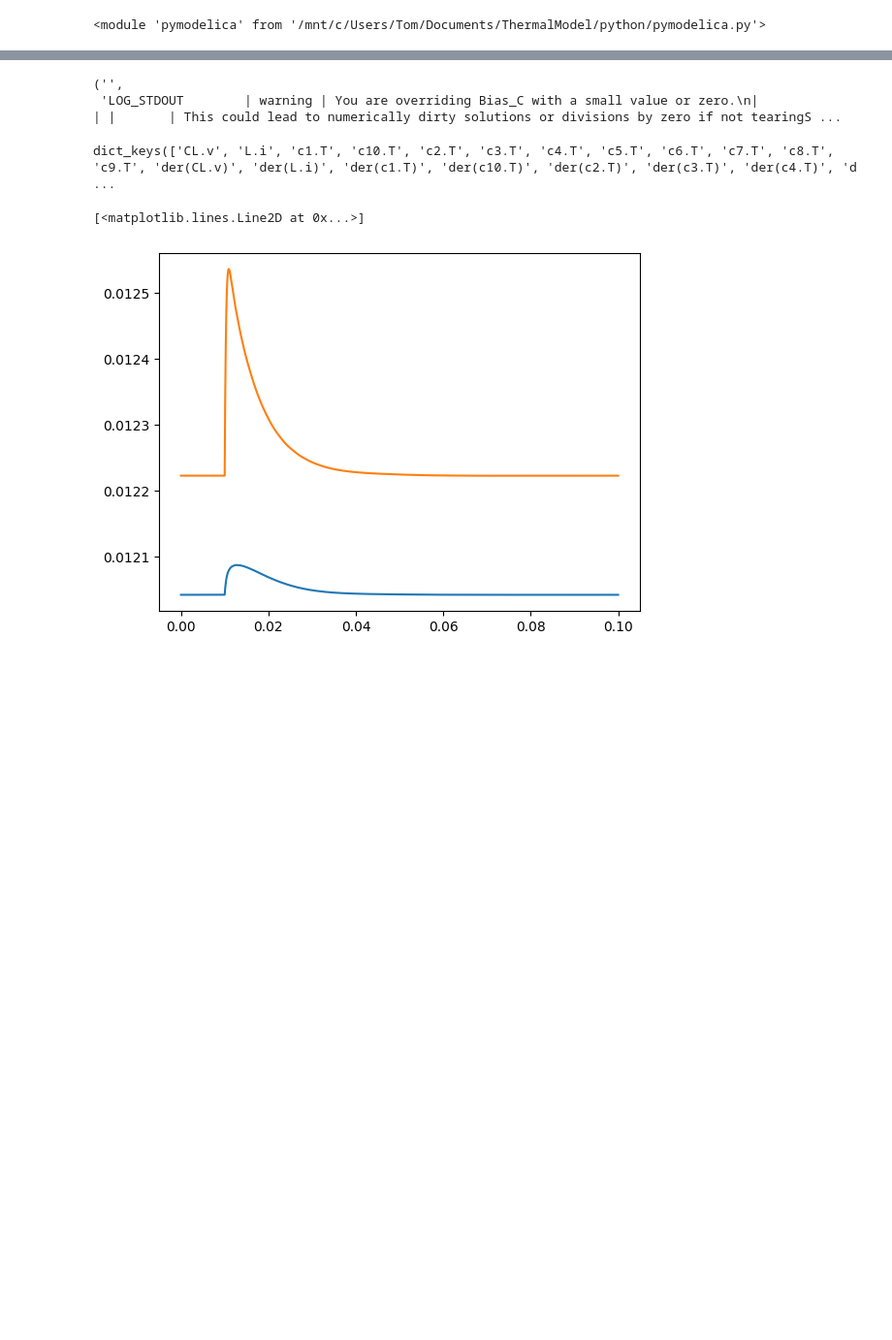
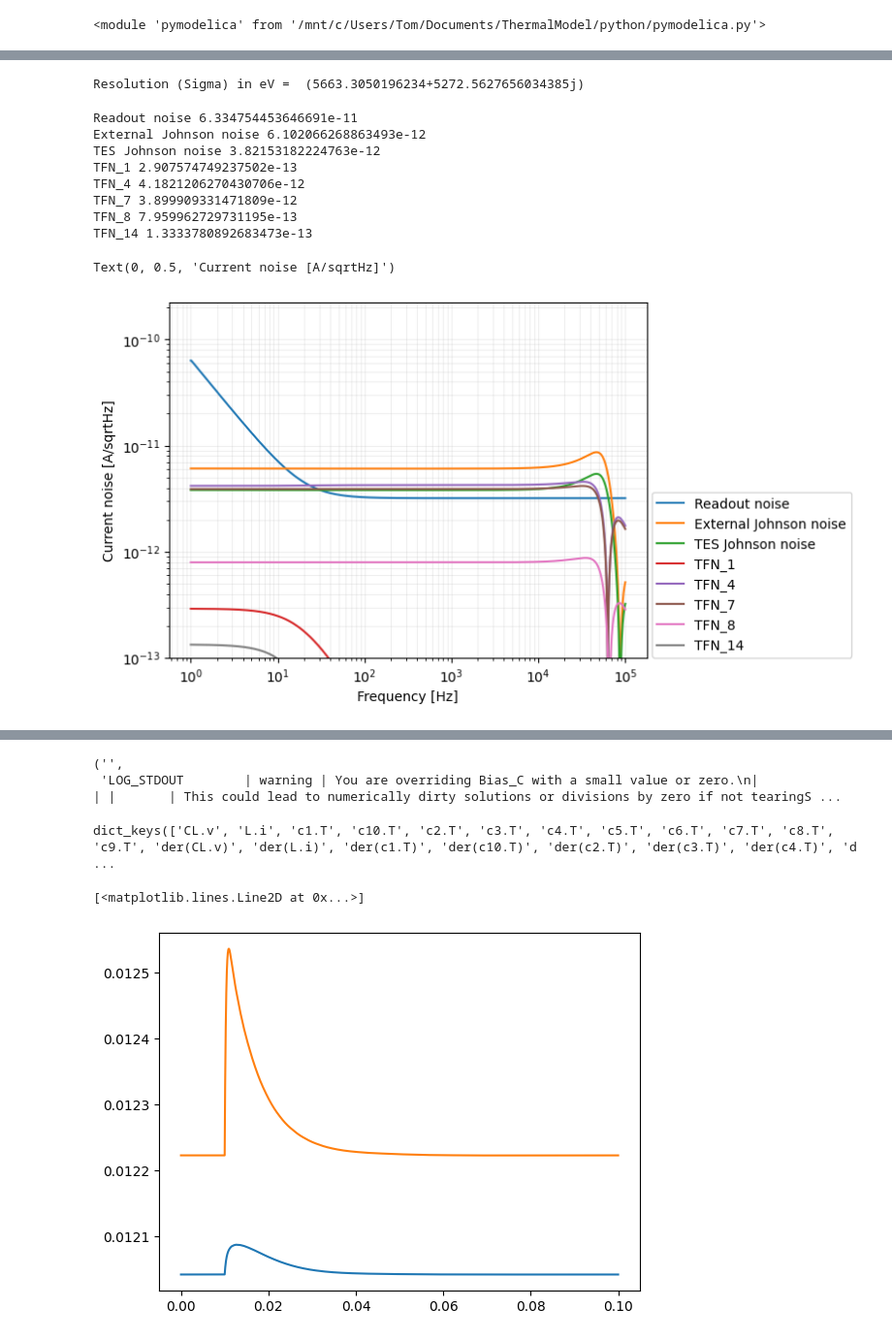
Before and after one commit to EdmondRen/TES_thermal_model, a Jupyter notebook: python/analysis.ipynb, the cells around one changed output, grey strips where cells are left out. Shown at 97% size. Drawn from its saved outputs; the diff is of its cells as text; code cells hidden in the pictures; blank space fills up the shorter version.

Commit message:
feat: add noise and complex impedance model

```diff
--- a/python/analysis.ipynb
+++ b/python/analysis.ipynb
@@ -63,0 +67,44 @@ pymodelica.mod_svg("../System_LMO.svg", "temp_image.svg", data_init, system_name
+# %%
+MODEL_FILE = "../System_LMO.mo"
+MODEL_FILE_LIN = "../build/linearized_model.py"
+
+filename_steady_state = f'../build/{MODEL_NAME}_res_init.mat'
+time_steps, simulation_results = pymodelica.load(filename_steady_state)
+
+model = pymodelica.TESModel(MODEL_FILE_LIN,
+                 MODEL_FILE,
+                 simulation_results = simulation_results,
+                 config={"L": 0.3e-6, "RL": 0.02},
+                 f_min = 1, f_max = 100e3, points = 1000)
+# %%
+noise_current, frequencies = model.get_noise(RL_temperature = 0.2,
+    noise_electronics = 3.2e-12,
+    noise_flicker_corner = 20,
+    noise_flicker_gamma = 1,
+    index_cinput = -1)
+# %% [output]
+Resolution (Sigma) in eV =  (5663.3050196234+5272.5627656034385j)
+# %%
+lower_lim = 1e-13
+for key in noise_current:
+    noise = abs(noise_current[key])
+    if noise[0]<lower_lim:
+        continue
+    plt.loglog(frequencies, noise, label=key)
+    print(key, noise[0])
+plt.legend(loc=(1.01,0))
+plt.ylim(lower_lim,)
+plt.grid(which="both", alpha=0.2)
+plt.xlabel("Frequency [Hz]")
+plt.ylabel("Current noise [A/sqrtHz]")
+# %% [output]
+Readout noise 6.334754453646691e-11
+External Johnson noise 6.102066268863493e-12
+TES Johnson noise 3.82153182224763e-12
+TFN_1 2.907574749237502e-13
+TFN_4 4.1821206270430706e-12
+TFN_7 3.899909331471809e-12
+TFN_8 7.959962729731195e-13
+TFN_14 1.3333780892683473e-13
+Text(0, 0.5, 'Current noise [A/sqrtHz]')
+[figure, added]
```
Also changed, not shown: parts of 19 cells of this notebook, 3 other files.
